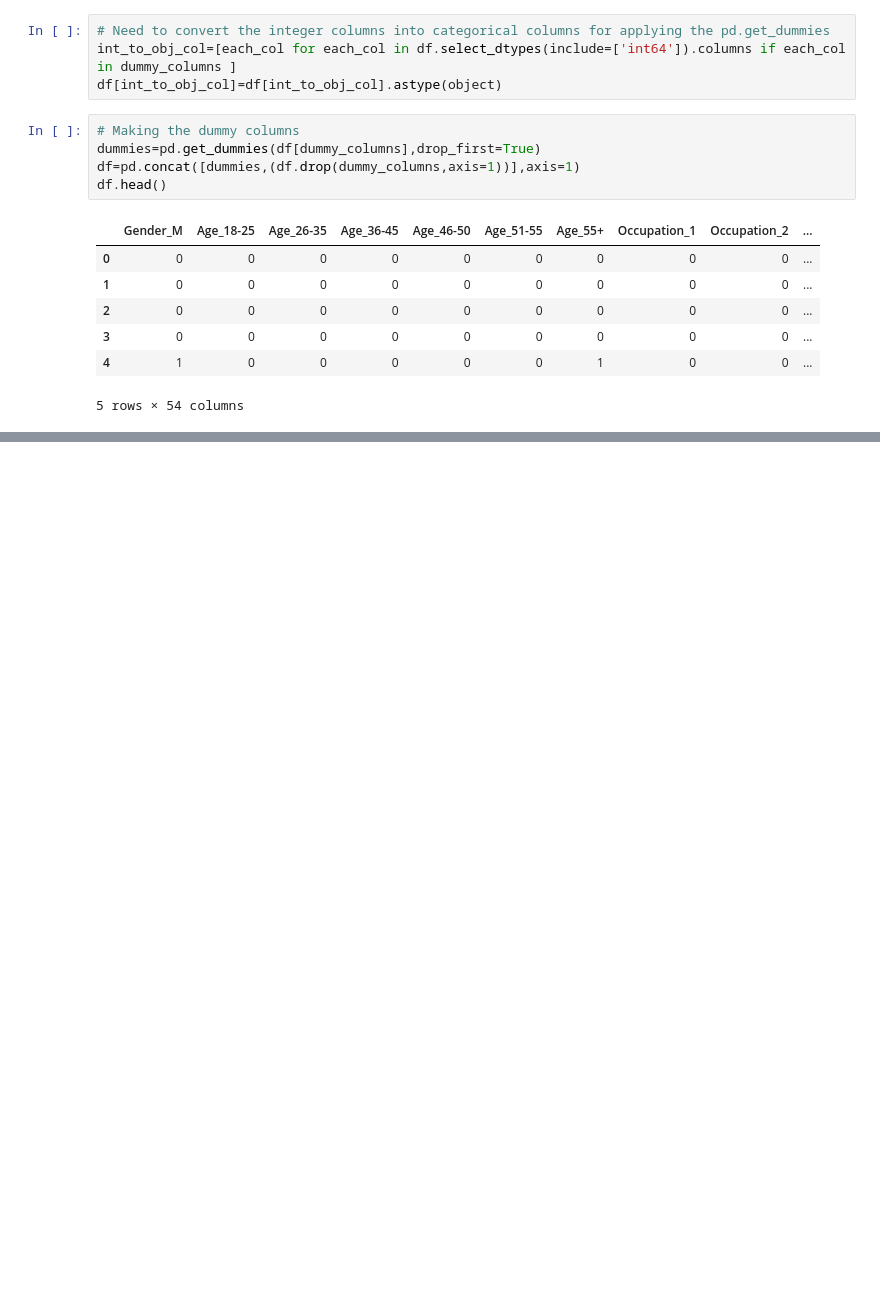
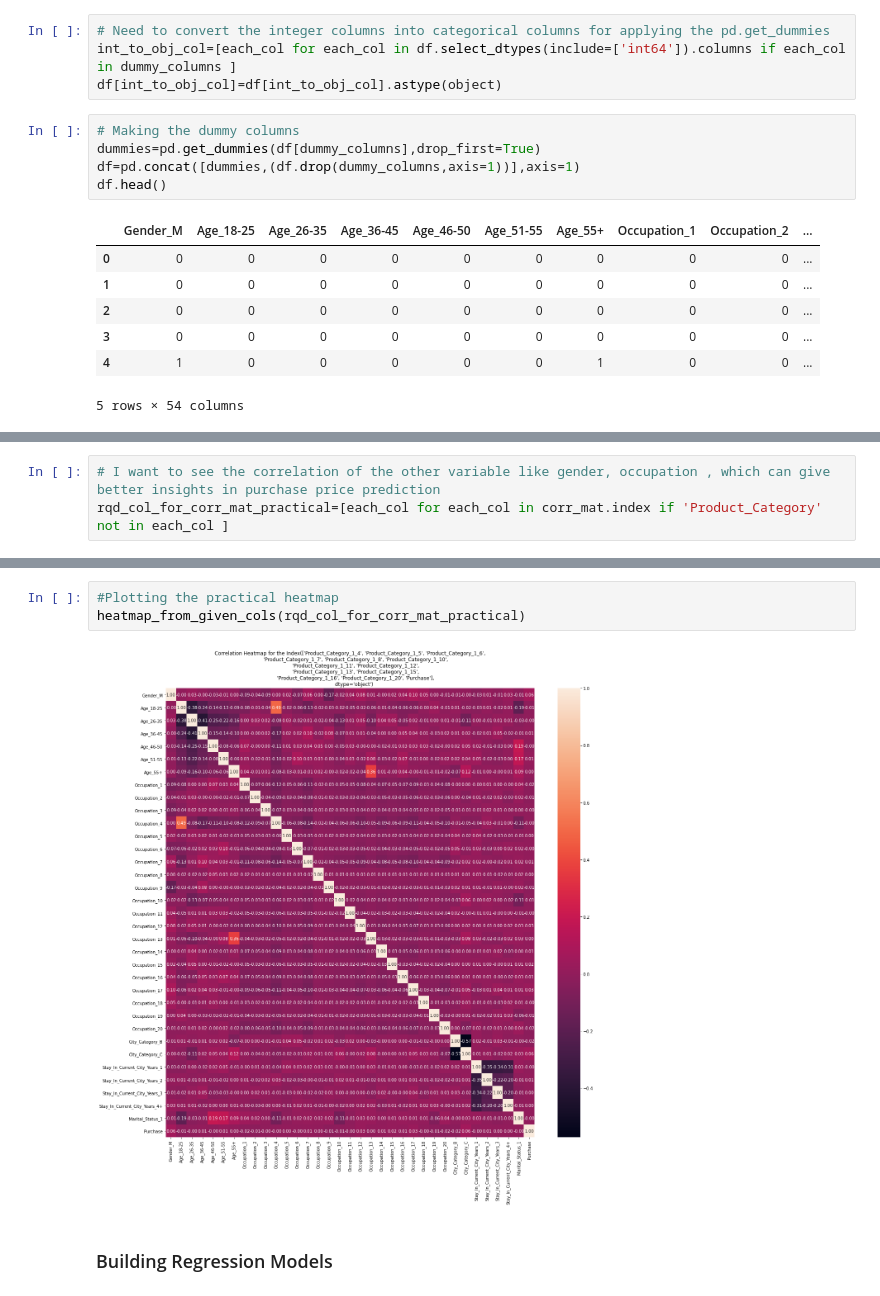
Before and after one commit to 1Anand1/Black_Friday_Sales_Prediction, a Jupyter notebook: black_friday_sales.ipynb, the cells around one changed output, grey strips where cells are left out. Drawn from its saved outputs; the diff is of its cells as text; blank space fills up the shorter version.

```diff
--- a/black_friday_sales.ipynb
+++ b/black_friday_sales.ipynb
@@ -297,0 +295,3 @@ plt.show()
+# %%
+# I want to see the correlation of the other variable like gender, occupation , which can give better insights in purchase price prediction
+rqd_col_for_corr_mat_practical=[each_col for each_col in corr_mat.index if 'Product_Category' not in each_col ]
@@ -297,0 +311,7 @@ plt.show()
+# %%
+#Plotting the practical heatmap
+heatmap_from_given_cols(rqd_col_for_corr_mat_practical)
+# %% [output]
+[figure, added]
+# %% [markdown]
+### Building Regression Models
```
Also changed, not shown: parts of 16 cells of this notebook.
